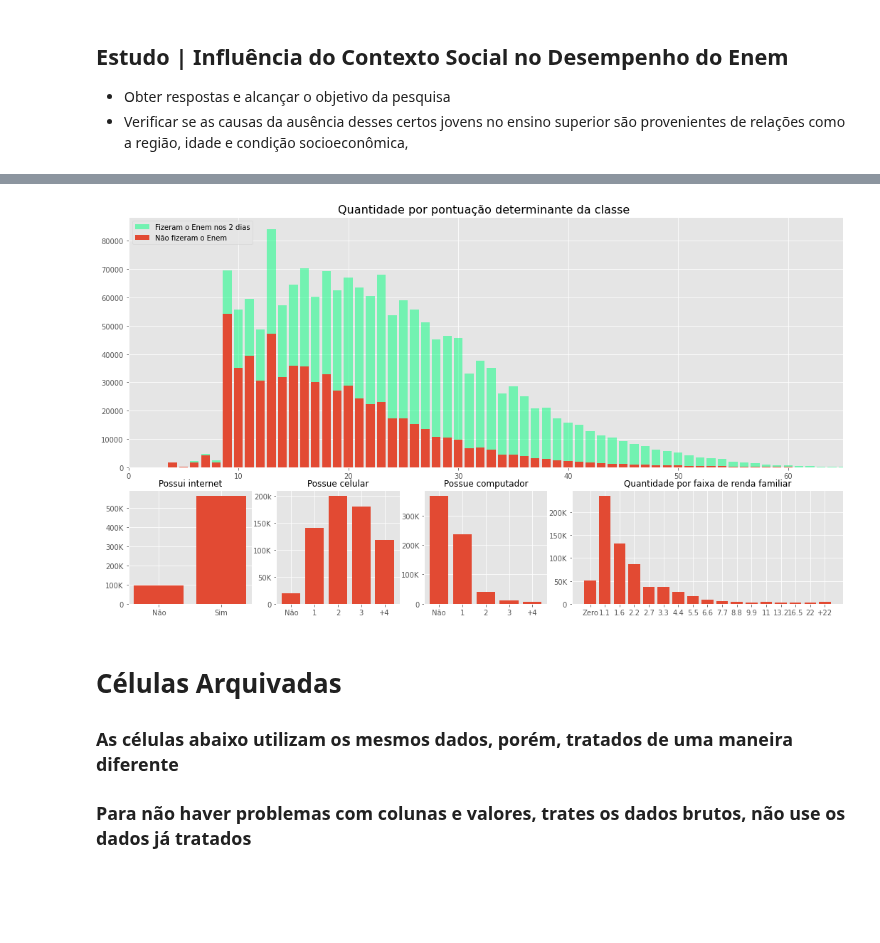
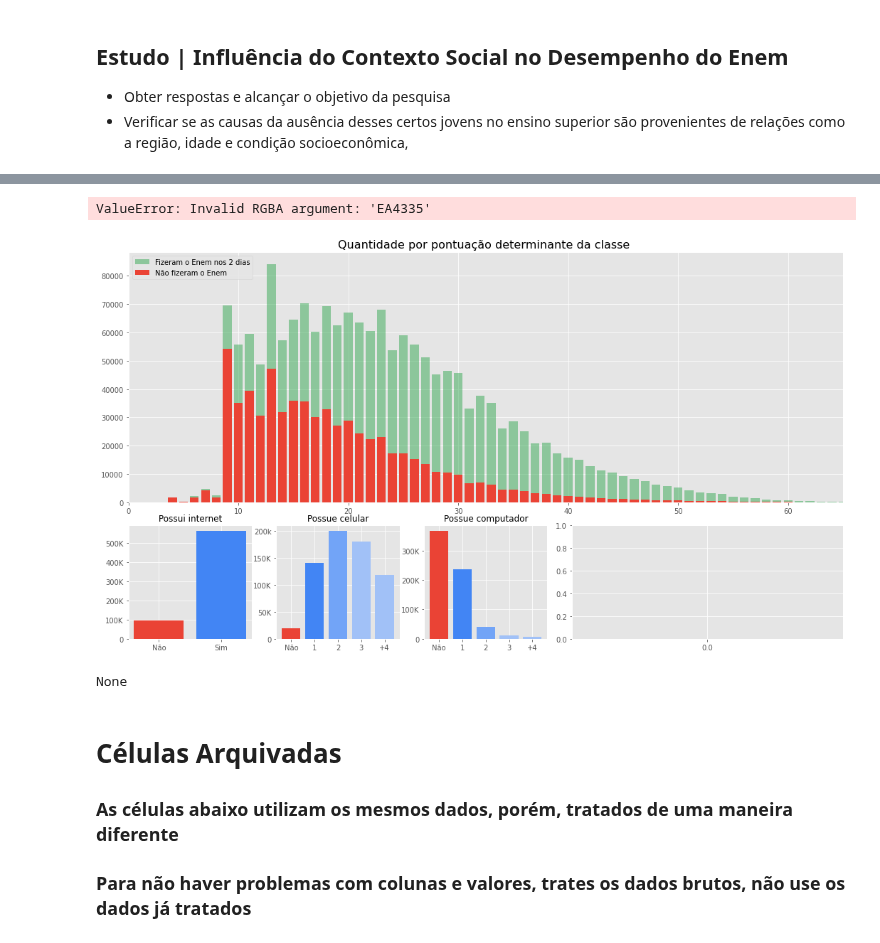
Before and after one commit to gabrielluizone/DS-Integrador-One, a Jupyter notebook: integrador-one.ipynb, the cells around one changed output, grey strips where cells are left out. Drawn from its saved outputs; the diff is of its cells as text; code cells hidden in the pictures; blank space fills up the shorter version.

```diff
--- a/integrador-one.ipynb
+++ b/integrador-one.ipynb
@@ -920,41 +869,47 @@ ax5 = fig.add_subplot( specs[ 2 , 3: ] )
 # ft simboliza falta
 ft = df.loc[ (df["NOTA_LINGUAGENS"].isna()) & (df["NOTA_HUMANAS"].isna()) & (df["NOTA_MATEMATICA"].isna()) & (df["NOTA_NATUREZA"].isna()), : ]
 # fo simboliza foram
 fo = df.loc[ (df["NOTA_LINGUAGENS"].notna()) & (df["NOTA_HUMANAS"].notna()) & (df["NOTA_MATEMATICA"].notna()) & (df["NOTA_NATUREZA"].notna()), : ]
 
 ft_ponts = ft[['INSCRITO', 'PONTOS']].groupby('PONTOS').count().reset_index()
 fo_ponts = fo[['INSCRITO', 'PONTOS']].groupby('PONTOS').count().reset_index()
-ax1.bar( fo_ponts['PONTOS'], fo_ponts['INSCRITO'], alpha=0.5, color='springgreen' )
-ax1.bar( ft_ponts['PONTOS'], ft_ponts['INSCRITO'] )
+ax1.bar( fo_ponts['PONTOS'], fo_ponts['INSCRITO'], alpha=0.5, color='#34A853' )
+ax1.bar( ft_ponts['PONTOS'], ft_ponts['INSCRITO'], color='#EA4335' )
 ax1.set_title('Quantidade por pontuação determinante da classe ', fontdict={'fontsize': 16});
 ax1.legend(['Fizeram o Enem nos 2 dias', 'Não fizeram o Enem'], loc='upper left')
 ax1.set_xlim(0,65)
 
 ft_int = ft[['INSCRITO', 'INTERNET']].groupby('INTERNET').count().reset_index()
-ax2.bar( ['Não', 'Sim'], ft_int['INSCRITO'] )
+ax2.bar( ['Não', 'Sim'], ft_int['INSCRITO'], color=['#EA4335', '#4285F4'] )
 ax2.set_title('Possui internet', fontdict={'fontsize': 12});
 ax2.set_yticklabels(['0', '100K', '200K', '300K', '400K', '500K']);
 
 ft_cel = ft[['INSCRITO', 'CELULAR']].groupby('CELULAR').count().reset_index()
-ax3.bar( ['Não', '1', '2', '3', '+4'], ft_cel['INSCRITO'] )
+ax3.bar( ['Não', '1', '2', '3', '+4'], ft_cel['INSCRITO'], color=['#EA4335', '#4285F4', '#72a4f7', '#a1c1f7', '#a1c1f7'] )
 ax3.set_title('Possue celular', fontdict={'fontsize': 12});
 ax3.set_yticklabels(['0', '50K', '100K', '150K', '200k']);
 
 ft_pc = ft[['INSCRITO', 'COMPUTADOR']].groupby('COMPUTADOR').count().reset_index()
-ax4.bar( ['Não', '1', '2', '3', '+4'], ft_pc['INSCRITO'] )
+ax4.bar( ['Não', '1', '2', '3', '+4'], ft_pc['INSCRITO'], color=['#EA4335', '#4285F4', '#72a4f7', '#a1c1f7', '#a1c1f7'] )
 ax4.set_title('Possue computador', fontdict={'fontsize': 12});
 ax4.set_yticklabels(['0', '100K', '200K', '300K']);
 
 # rd representa renda
 ft_rd = ft[['INSCRITO', 'RENDA_FAMIL']].groupby('RENDA_FAMIL').count().reset_index()
 ft_rd['RENDA_FAMIL'] = ft_rd['RENDA_FAMIL'].apply( lambda x: str(x))
-ax5.bar( ft_rd['RENDA_FAMIL'], ft_rd['INSCRITO'] )
+ax5.bar( ft_rd['RENDA_FAMIL'], ft_rd['INSCRITO'], color=['EA4335', 'FBBC05', '#ffcf45', '#f5d26c', '34A853', '#53c972', '34A853', '#53c972', '34A853', '#53c972', '34A853', '34A853', '#53c972', '34A853', '34A853', '#53c972', '#53c972', '34A853', '#53c972'] )
 ax5.set_title('Quantidade por faixa de renda familiar', fontdict={'fontsize': 12});
 ax5.set_xticklabels(['Zero', '1.1', '1.6', '2.2', '2.7', '3.3', '4.4', '5.5', '6.6', '7.7', '8.8', '9.9', '11', '13.2', '16.5', '22', '+22']);
 ax5.set_yticklabels(['0', '50K', '100K', '150K', '200K']);
-fig.savefig('integrador1.png', format='png', dpi=500)
+fig.savefig('integrador02.png', format='png', dpi=500)
 # %% [output]
+ValueError: Invalid RGBA argument: 'EA4335'
-[figure, old version]
+[figure, new version]
+# %%
+a = B
+print(a)
+# %% [output]
+None
 # %%
 fig = plt.figure(figsize=(18,7))
 specs = gridspec.GridSpec( nrows=2, ncols=4, figure=fig)
```
Also changed, not shown: parts of 7 cells of this notebook.
